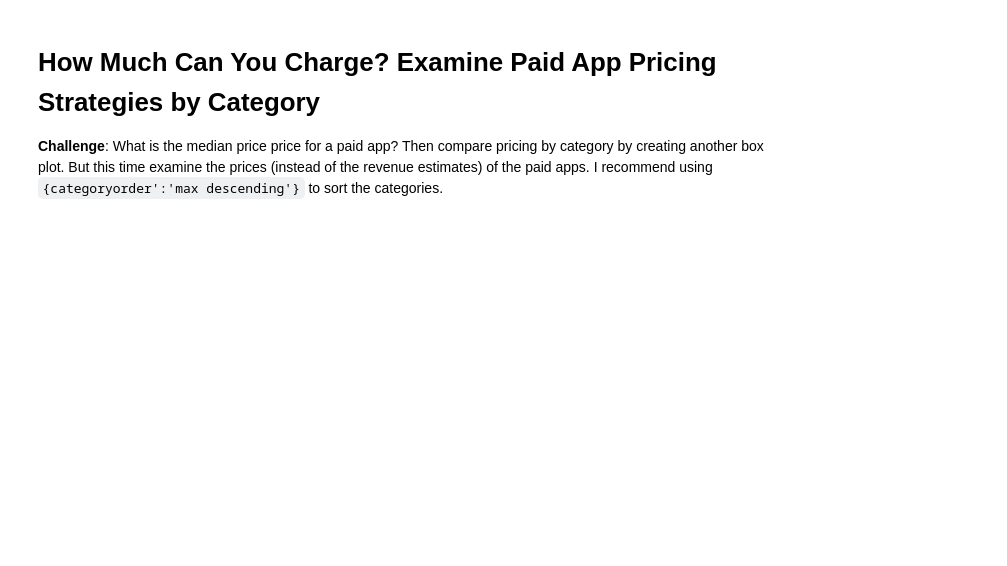
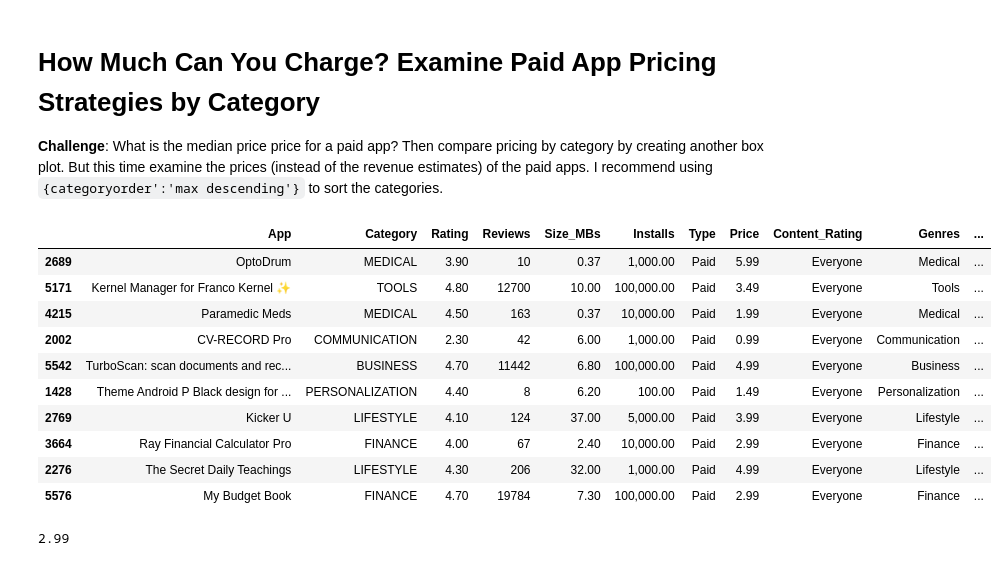
Before and after one commit to halilcodes/android-store-observer, a Jupyter notebook: Google Play Store App Analytics (start).ipynb, the cells around one changed output. Drawn from its saved outputs; the diff is of its cells as text; code cells hidden in the pictures; blank space fills up the shorter version.

```diff
--- a/Google Play Store App Analytics (start).ipynb
+++ b/Google Play Store App Analytics (start).ipynb
@@ -501,7 +632,39 @@ Use the [Box Plots Guide](https://plotly.com/python/box-plots/) and the [.box AP
 Looking at the hover text, how much does the median app earn in the Tools category? If developing an Android app costs $30,000 or thereabouts, does the average photography app recoup its development costs?
 
 Hint: I've used 'min ascending' to sort the categories.
+# %%
+df_paid_apps = df_apps_clean[df_apps_clean['Type'] == 'Paid']
+box = px.box(df_paid_apps,
+             x='Category',
+             y='Est_Revenue',
+             title='How Much Can Paid Apps Earn?')
+
+box.update_layout(xaxis_title='Category',
+                  yaxis_title='Paid App Ballpark Revenue',
+                  xaxis={'categoryorder':'min ascending'},
+                  yaxis=dict(type='log'))
+
+
+box.show()
 # %% [markdown]
 # How Much Can You Charge? Examine Paid App Pricing Strategies by Category
 
 **Challenge**: What is the median price price for a paid app? Then compare pricing by category by creating another box plot. But this time examine the prices (instead of the revenue estimates) of the paid apps. I recommend using `{categoryorder':'max descending'}` to sort the categories.
+# %%
+df_paid_apps.sample(10)
+# %% [output]
+|  | App | Category | Rating | Reviews | Size_MBs | Installs | Type | Price | Content_Rating | Genres | ... |
+| 2689 | OptoDrum | MEDICAL | 3.90 | 10 | 0.37 | 1,000.00 | Paid | 5.99 | Everyone | Medical | ... |
+| 5171 | Kernel Manager for Franco Kernel ✨ | TOOLS | 4.80 | 12700 | 10.00 | 100,000.00 | Paid | 3.49 | Everyone | Tools | ... |
+| 4215 | Paramedic Meds | MEDICAL | 4.50 | 163 | 0.37 | 10,000.00 | Paid | 1.99 | Everyone | Medical | ... |
+| 2002 | CV-RECORD Pro | COMMUNICATION | 2.30 | 42 | 6.00 | 1,000.00 | Paid | 0.99 | Everyone | Communication | ... |
+| 5542 | TurboScan: scan documents and rec... | BUSINESS | 4.70 | 11442 | 6.80 | 100,000.00 | Paid | 4.99 | Everyone | Business | ... |
+| 1428 | Theme Android P Black design for ... | PERSONALIZATION | 4.40 | 8 | 6.20 | 100.00 | Paid | 1.49 | Everyone | Personalization | ... |
+| 2769 | Kicker U | LIFESTYLE | 4.10 | 124 | 37.00 | 5,000.00 | Paid | 3.99 | Everyone | Lifestyle | ... |
+| 3664 | Ray Financial Calculator Pro | FINANCE | 4.00 | 67 | 2.40 | 10,000.00 | Paid | 2.99 | Everyone | Finance | ... |
+| 2276 | The Secret Daily Teachings | LIFESTYLE | 4.30 | 206 | 32.00 | 1,000.00 | Paid | 4.99 | Everyone | Lifestyle | ... |
+| 5576 | My Budget Book | FINANCE | 4.70 | 19784 | 7.30 | 100,000.00 | Paid | 2.99 | Everyone | Finance | ... |
+# %%
+df_paid_apps.Price.median()
+# %% [output]
+2.99
```
Also changed, not shown: parts of 20 cells of this notebook.
